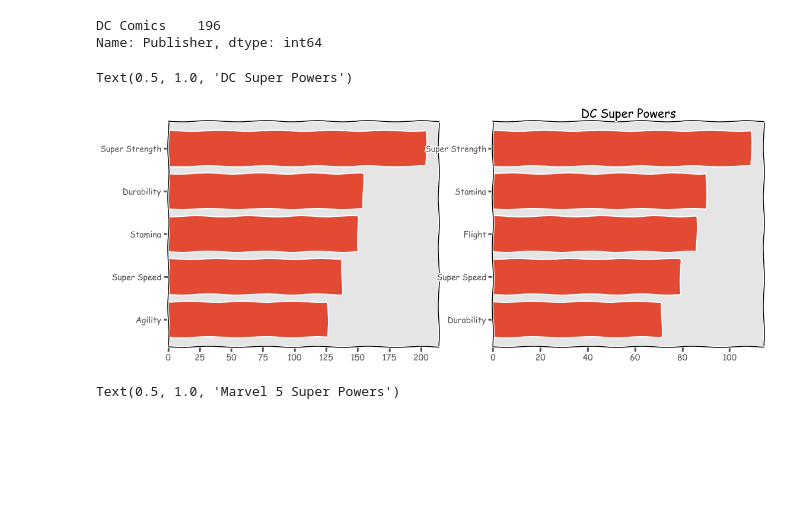
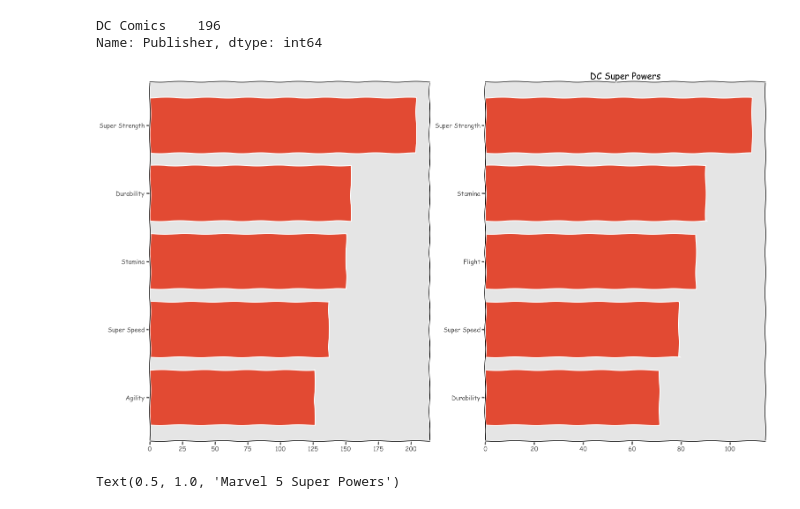
Before and after one commit to ksis1st/dsc-data-cleaning-project-onl01-dtsc-pt-070620, a Jupyter notebook: Project 5 Rough.ipynb, the cells around one changed output. Saved outputs shown, nothing was run; the diff lists cells and outputs as text; code cells hidden in the pictures; blank space fills up the shorter version.

```diff
--- a/Project 5 Rough.ipynb
+++ b/Project 5 Rough.ipynb
@@ -556,17 +554,17 @@ count_marvel = [x[1] for x in top_5_overall_powers_marvel]
 power_dc = [x[0] for x in top_5_overall_powers_dc]
 count_dc = [x[1] for x in top_5_overall_powers_dc]
 # %%
-fig = plt.figure(figsize=(18, 7))
+fig = plt.figure(figsize=(25, 15))
 ax1 = plt.subplot(1, 2, 1) #1 row, two column, one plot
 ax1.barh(y = power_marvel, width = count_marvel)
 axl.set_title( 'Marvel Super Powers')
 
 ax2 = plt.subplot(1, 2, 2) #1 row, two column, two plot
 ax2.barh(y = power_dc, width =count_dc)
 ax2.set_title( 'DC Super Powers')
+fig.show()
 # %% [output]
-Text(0.5, 1.0, 'DC Super Powers')
-[figure, old version]
+[figure, new version]
 # %%
 fig = plt.figure(figsize = (12, 8))
 fig.subplots_adjust(hspace=.26)#horizontal space & vspace is for vertical space
```
Also changed, not shown: parts of 8 cells of this notebook.
